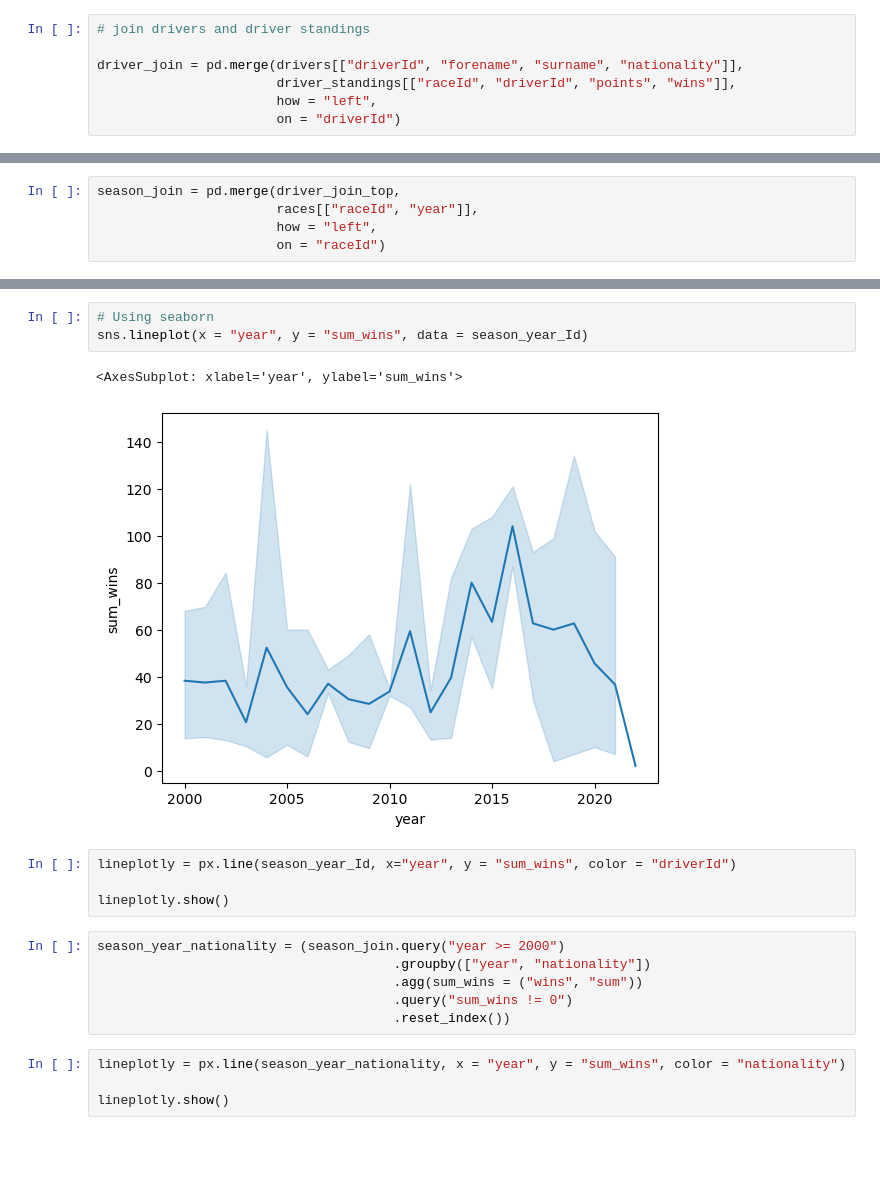
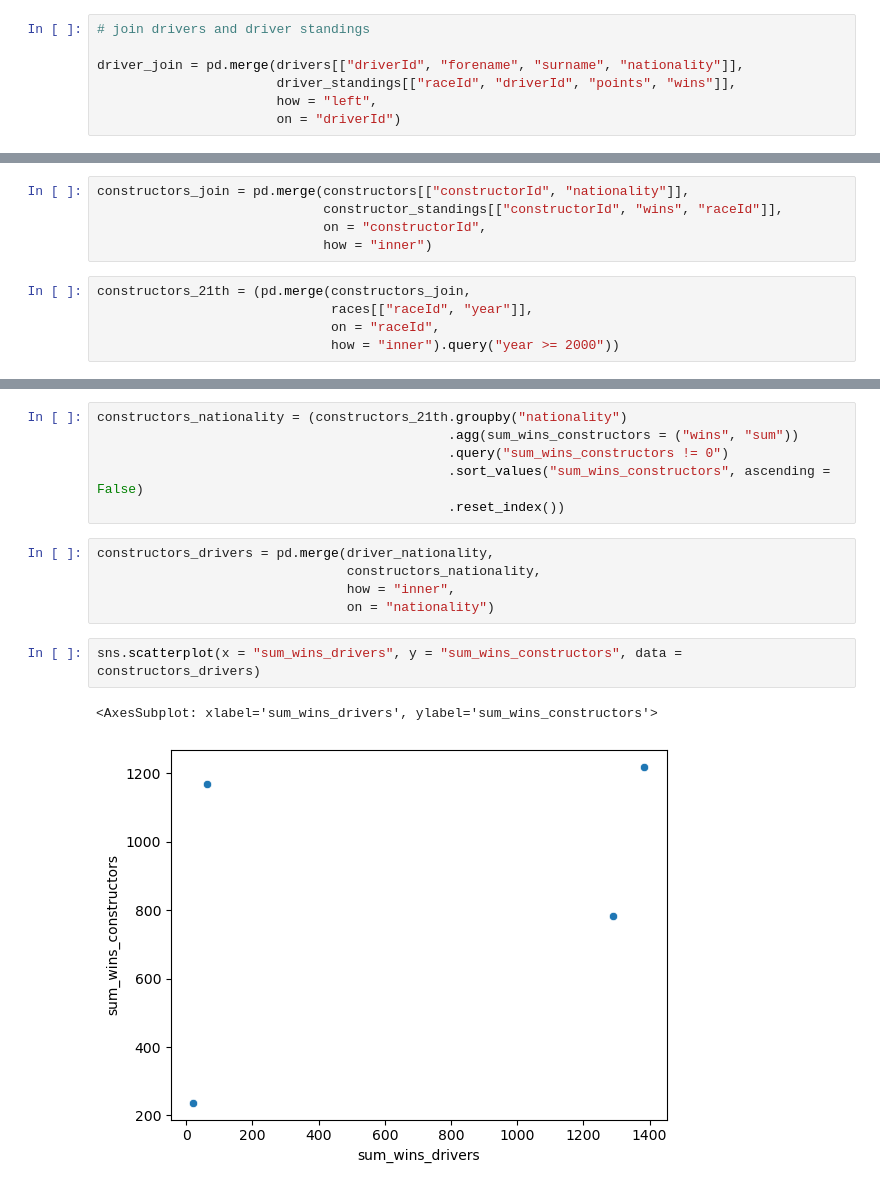
Before and after one commit to JrLyu/QTM151, a Jupyter notebook: final_project/DriverExploration.ipynb, the cells around one changed output, grey strips where cells are left out. Cells and saved outputs as stored; diff of their text form; blank space fills up the shorter version.

```diff
--- a/final_project/DriverExploration.ipynb
+++ b/final_project/DriverExploration.ipynb
@@ -131,5 +116,10 @@ driver_join_top = driver_join[driver_join["nationality"].isin(list_nationality)]
+# %%
+constructors_join = pd.merge(constructors[["constructorId", "nationality"]],
+                             constructor_standings[["constructorId", "wins", "raceId"]],
+                             on = "constructorId",
+                             how = "inner")
 # %%
-season_join = pd.merge(driver_join_top,
-                       races[["raceId", "year"]],
-                       how = "left",
-                       on = "raceId")
+constructors_21th = (pd.merge(constructors_join,
+                              races[["raceId", "year"]],
+                              on = "raceId",
+                              how = "inner").query("year >= 2000"))
@@ -158,20 +126,16 @@ plt.show()
-# %%
-# Using seaborn
-sns.lineplot(x = "year", y = "sum_wins", data = season_year_Id)
-# %% [output]
-<AxesSubplot: xlabel='year', ylabel='sum_wins'>
-[figure, removed]
-# %%
-lineplotly = px.line(season_year_Id, x="year", y = "sum_wins", color = "driverId")
-
-lineplotly.show()
 # %%
-season_year_nationality = (season_join.query("year >= 2000")
-                                      .groupby(["year", "nationality"])
-                                      .agg(sum_wins = ("wins", "sum"))
-                                      .query("sum_wins != 0")
-                                      .reset_index())
+constructors_nationality = (constructors_21th.groupby("nationality")
+                                             .agg(sum_wins_constructors = ("wins", "sum"))
+                                             .query("sum_wins_constructors != 0")
+                                             .sort_values("sum_wins_constructors", ascending = False)
+                                             .reset_index())
-# %%
-lineplotly = px.line(season_year_nationality, x = "year", y = "sum_wins", color = "nationality")
-
-lineplotly.show()
+# %%
+constructors_drivers = pd.merge(driver_nationality,
+                                constructors_nationality,
+                                how = "inner",
+                                on = "nationality")
+# %%
+sns.scatterplot(x = "sum_wins_drivers", y = "sum_wins_constructors", data = constructors_drivers)
+# %% [output]
+<AxesSubplot: xlabel='sum_wins_drivers', ylabel='sum_wins_constructors'>
+[figure, added]
```
Also changed, not shown: parts of 15 cells of this notebook, 2 other files.
